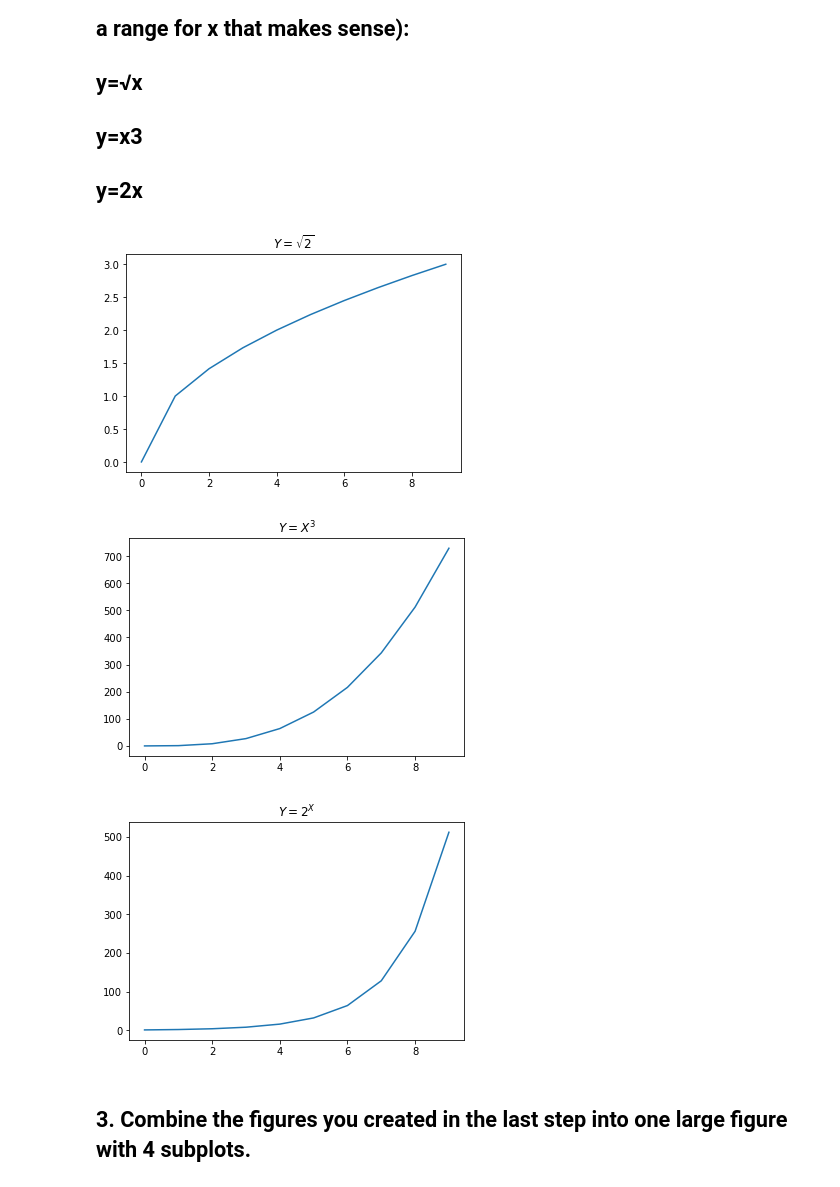
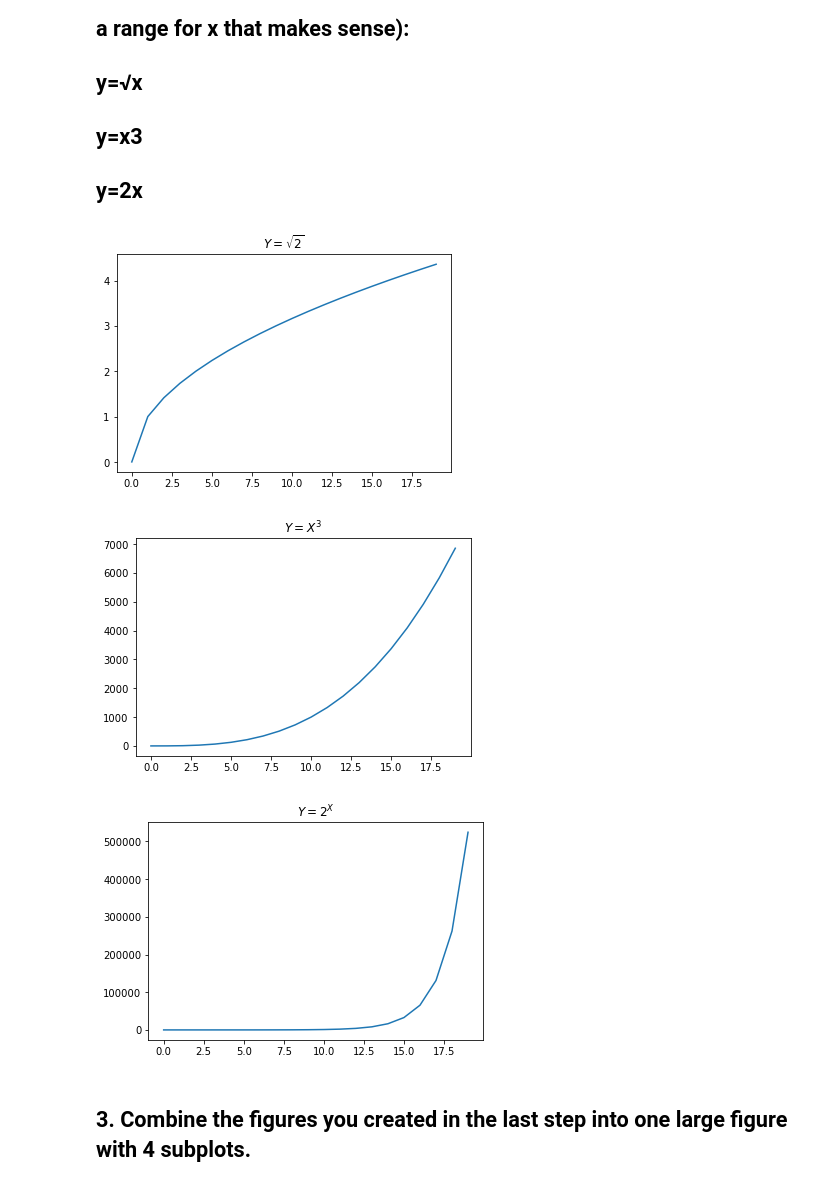
Before and after one commit to CSolitaire/numpy-pandas-visualization-exercises, a Jupyter notebook: matplotlib_exercises.ipynb, the cells around one changed output. Cells and saved outputs as stored; diff of their text form; code cells hidden in the pictures.

```diff
--- a/matplotlib_exercises.ipynb
+++ b/matplotlib_exercises.ipynb
@@ -24,29 +24,29 @@ plt.show()
 
 ## y=2x
 # %%
-x = np.array(range(10))
-y = (x ** 0.5)
+x = list(range(20))
+y = [m.sqrt(n) for n in x]
 plt.title ('$Y=\sqrt{2}$')
-plt.plot(y)
+plt.plot(x,y)
 plt.show()
 # %% [output]
-[figure, old version]
+[figure, new version]
 # %%
-x = np.array(range(10))
-y = (x ** 3)
+x = list(range(20))
+y = [n ** 3 for n in x]
 plt.title ('$Y=X^3$')
-plt.plot(y)
+plt.plot(x,y)
 plt.show()
 # %% [output]
-[figure, old version]
+[figure, new version]
 # %%
-x = np.array(range(10))
-y = (2 ** x)
+x = list(range(20))
+y = [2 ** n for n in x]
 plt.title ('$Y=2^X$')
-plt.plot(y)
+plt.plot(x,y)
 plt.show()
 # %% [output]
-[figure, old version]
+[figure, new version]
 # %% [markdown]
 ## 3. Combine the figures you created in the last step into one large figure with 4 subplots.
 # %%
```
Also changed, not shown: parts of 3 cells of this notebook.
